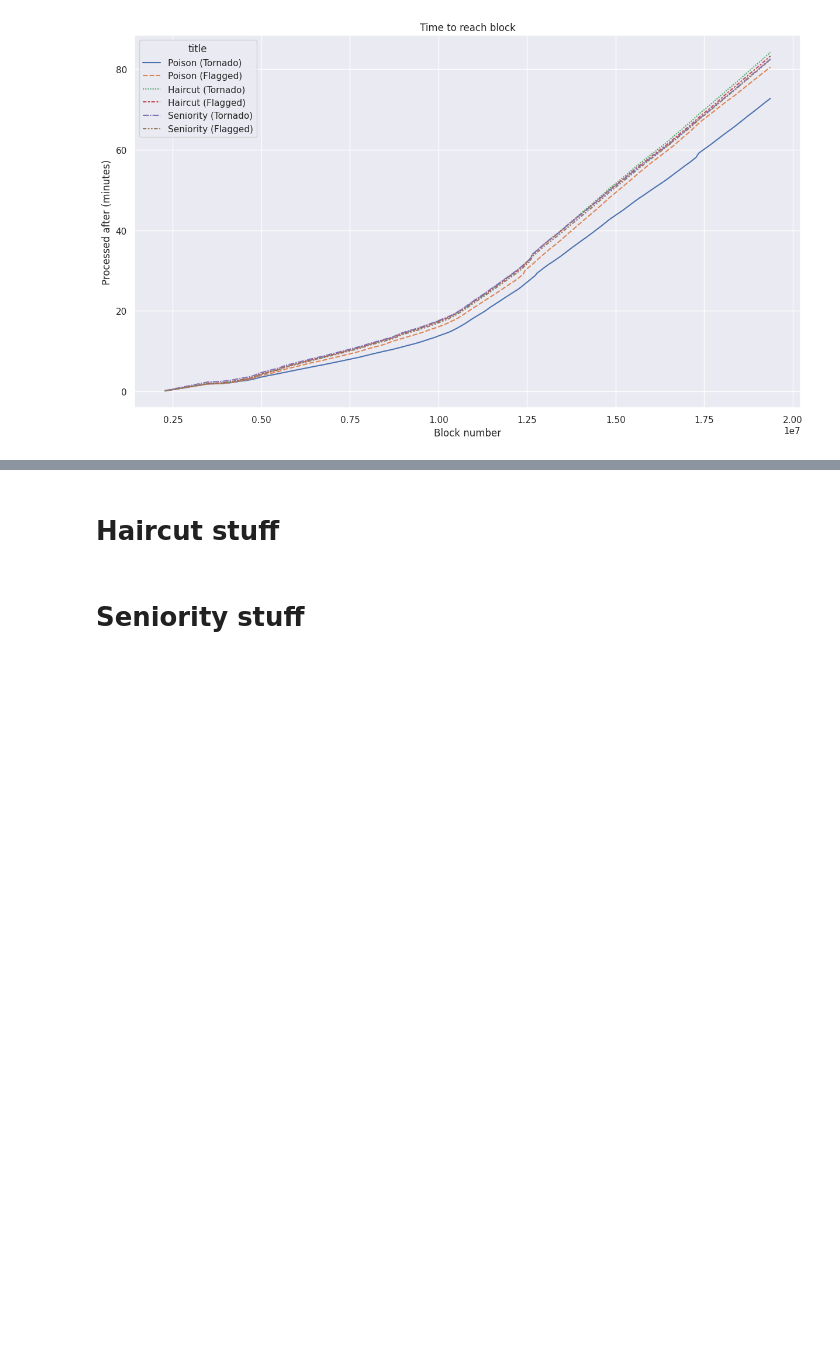
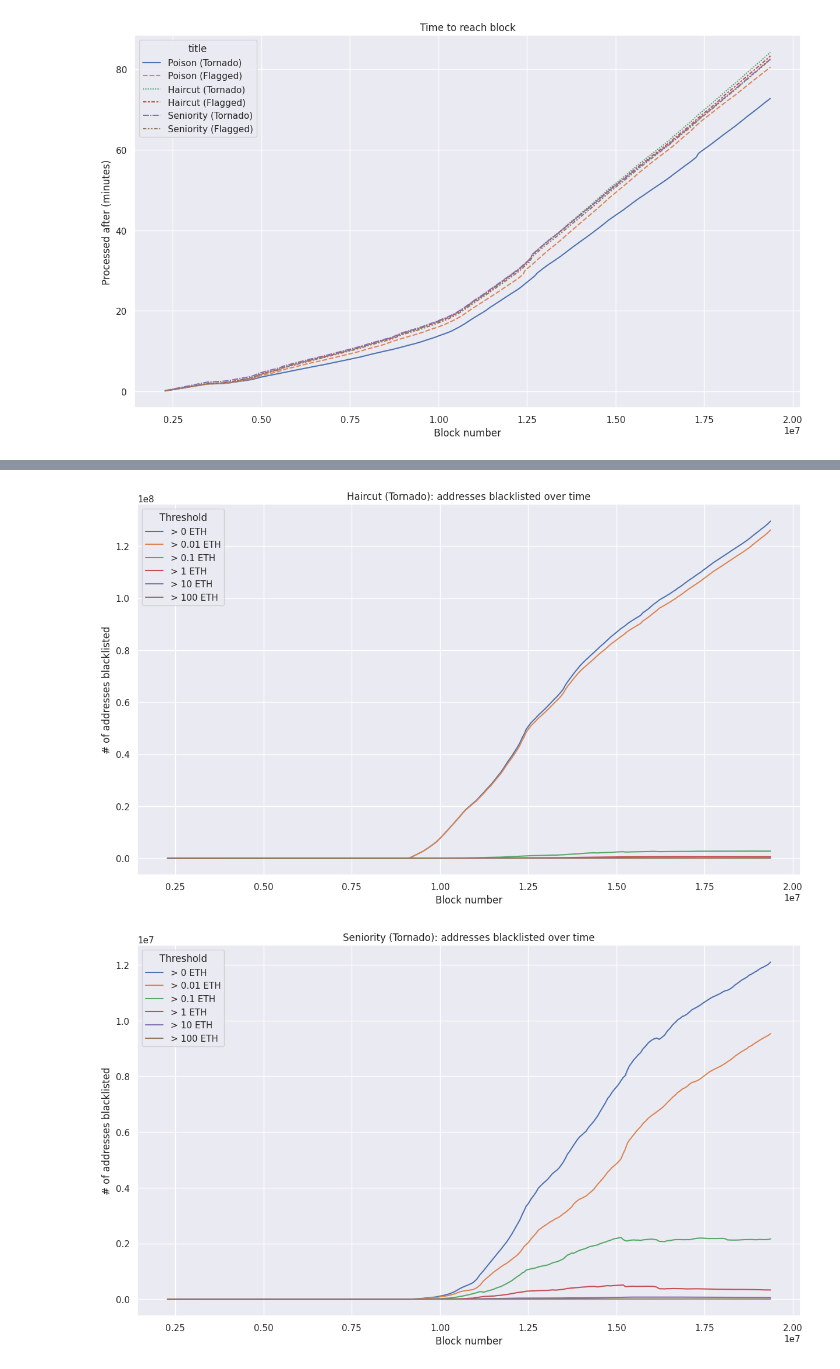
Before and after one commit to ethereum-aml-tool/indago, a Jupyter notebook: notebooks/new_blacklist_results.ipynb, the cells around one changed output, grey strips where cells are left out. Drawn from its saved outputs; the diff is of its cells as text; code cells hidden in the pictures; blank space fills up the shorter version.

```diff
--- a/notebooks/new_blacklist_results.ipynb
+++ b/notebooks/new_blacklist_results.ipynb
@@ -68,9 +64,3 @@ sns.lineplot(x='current_block', y='processed_after_mins', hue='title', style='ti
  Text(0.5, 0, 'Block number'),
  Text(0, 0.5, 'Processed after (minutes)')]
 [figure]
-# %%
-threshold_columns = [f'n_blacklisted_{threshold}' for threshold in [0.01, 0.1, 1, 10, 100]]
-thresholds = [0.01, 0.1, 1, 10, 100]
-
-haircut_tornado = rundata[rundata.algorithm == 'haircut'][rundata.variant == 'tornado']
-haircut_tornado.head()
@@ -84,2 +66,0 @@ haircut_tornado.head()
-# %% [markdown]
-# Haircut stuff
@@ -124,2 +66,0 @@ calc_addresses_over_threshold(pd.read_csv(TORNADO_RESULT, chunksize=CHUNK_SIZE),
-# %% [markdown]
-# Seniority stuff
@@ -147,0 +67,53 @@ calc_addresses_over_threshold(pd.read_csv(TORNADO_RESULT, chunksize=CHUNK_SIZE),
+# %%
+import matplotlib.pyplot as plt
+
+
+def plot_thresholds(algo, variant):
+    threshold_columns = [
+        f'n_blacklisted_{str(threshold).replace(".", "_")}'
+        for threshold in [0, 0.01, 0.1, 1, 10, 100]
+    ]
+
+    filtered_data = rundata[(rundata.algorithm == algo) & (rundata.variant == variant)]
+    filtered_data = filtered_data.rename(columns={"n_blacklisted": "n_blacklisted_0"})
+
+    # We need to reshape the data to have 'threshold' as a variable for hue
+    melted_data = filtered_data.melt(
+        id_vars=["current_block"],
+        value_vars=threshold_columns,
+        var_name="threshold",
+        value_name="n_blacklisted",
+    )
+
+    threshold_names = {
+        "n_blacklisted_0": "> 0 ETH",
+        "n_blacklisted_0_01": "> 0.01 ETH",
+        "n_blacklisted_0_1": "> 0.1 ETH",
+        "n_blacklisted_1": "> 1 ETH",
+        "n_blacklisted_10": "> 10 ETH",
+        "n_blacklisted_100": "> 100 ETH",
+    }
+
+    # Replace the threshold column with more descriptive names
+    melted_data["threshold"] = melted_data["threshold"].map(threshold_names)
+
+    # Plotting all thresholds in one go with hue
+    plt.figure(figsize=(14.7, 8.27))
+    sns.lineplot(
+        data=melted_data, x="current_block", y="n_blacklisted", hue="threshold"
+    )
+
+    plt.title(
+        f"{algo.capitalize()} ({variant.replace('_', ' ').capitalize()}): addresses blacklisted over time"
+    )
+    plt.xlabel("Block number")
+    plt.ylabel("# of addresses blacklisted")
+    plt.legend(title="Threshold")
+    plt.show()
+
+
+plot_thresholds("haircut", "tornado")
+plot_thresholds("seniority", "tornado")
+# %% [output]
+[figure, added]
+[figure, added]
```
Also changed, not shown: parts of 5 cells of this notebook.
